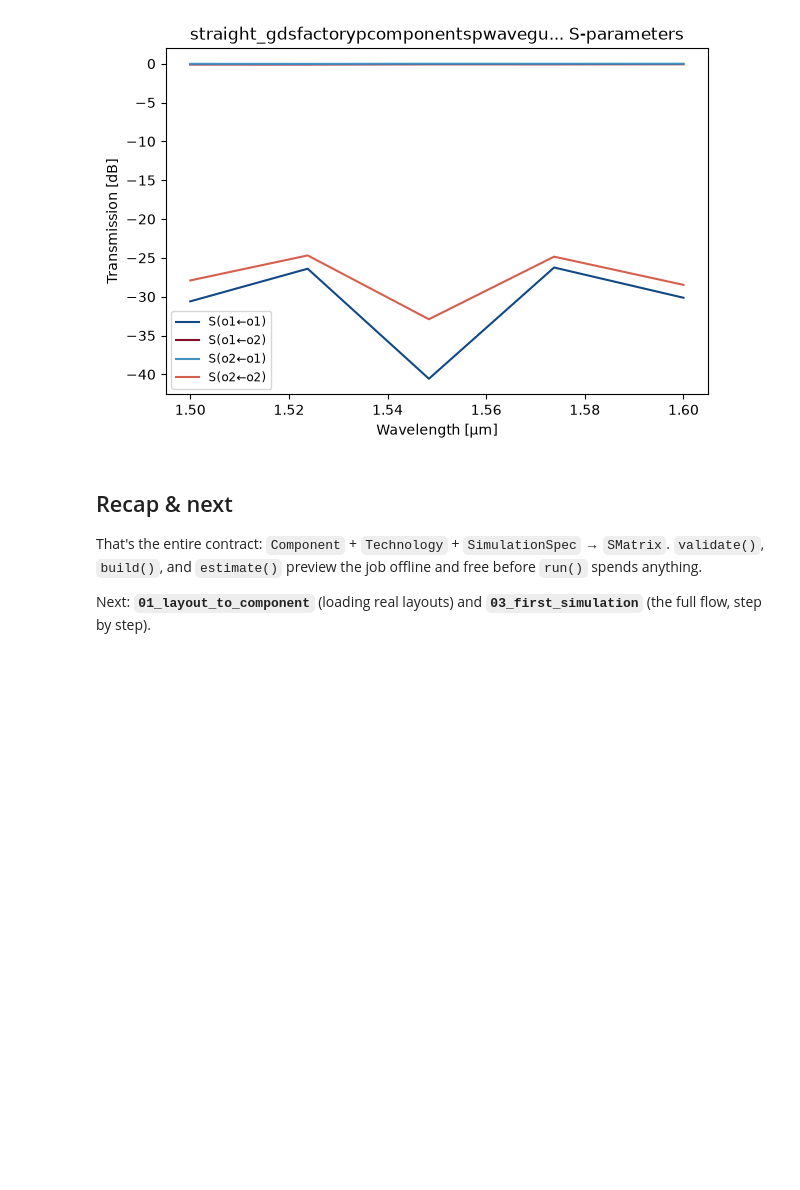
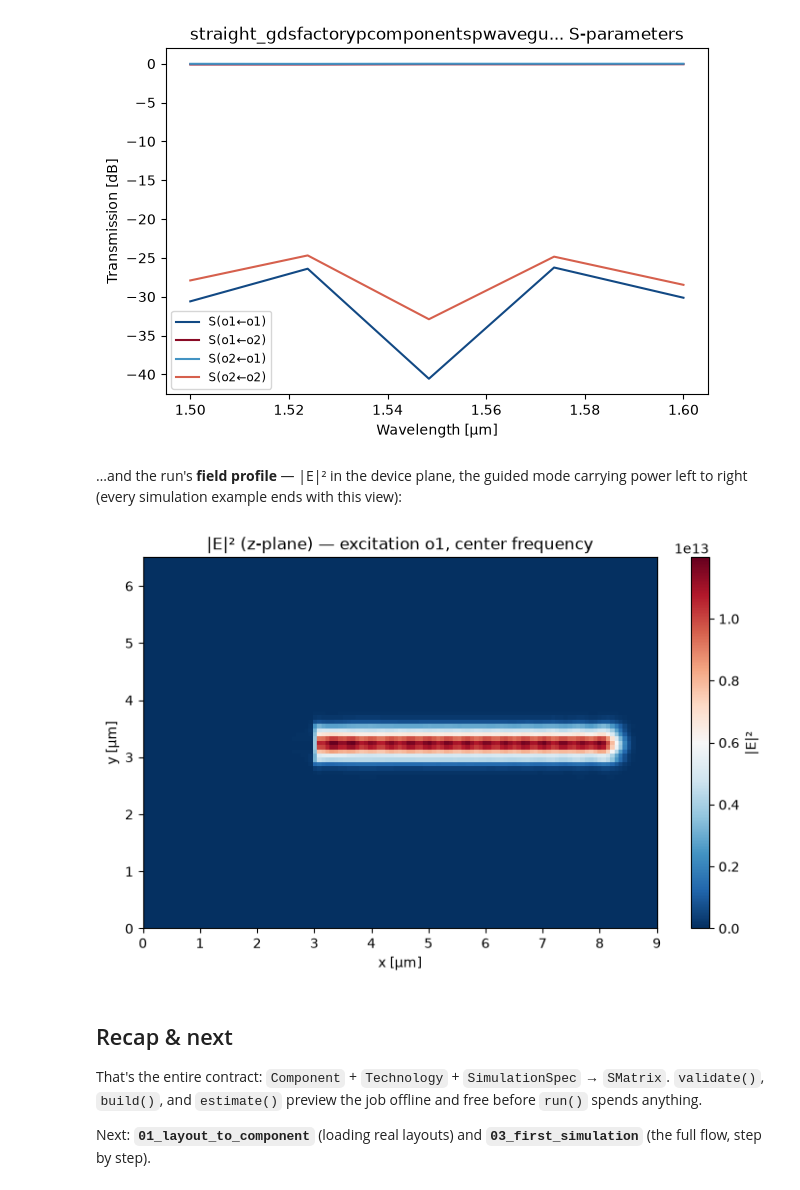
Before and after one commit to SiEPIC/gds_fdtd, a Jupyter notebook: examples/00_quickstart/00_quickstart.ipynb, the cells around one changed output. Cells and saved outputs as stored; diff of their text form; code cells hidden in the pictures; blank space fills up the shorter version.

```diff
--- a/examples/00_quickstart/00_quickstart.ipynb
+++ b/examples/00_quickstart/00_quickstart.ipynb
@@ -65,6 +69,14 @@ plt.show()
 # %% [output]
 [figure]
 [figure]
+# %% [markdown]
+…and the run's **field profile** — |E|² in the device plane, the guided mode
+carrying power left to right (every simulation example ends with this view):
+# %%
+solver.plot_fields(axis="z")
+plt.show()
+# %% [output]
+[figure, added]
 # %% [markdown]
 ## Recap & next
 
```
Also changed, not shown: parts of 1 cell of this notebook, 13 other files.
